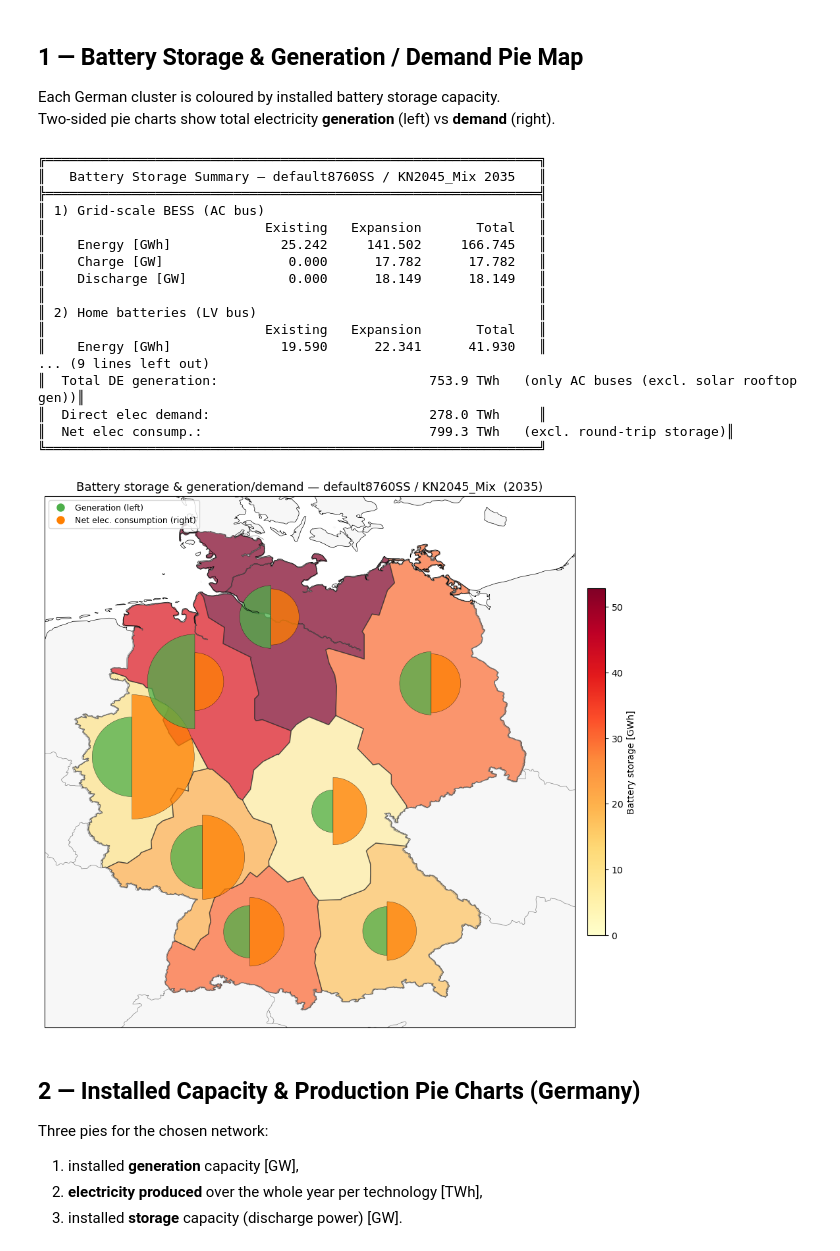
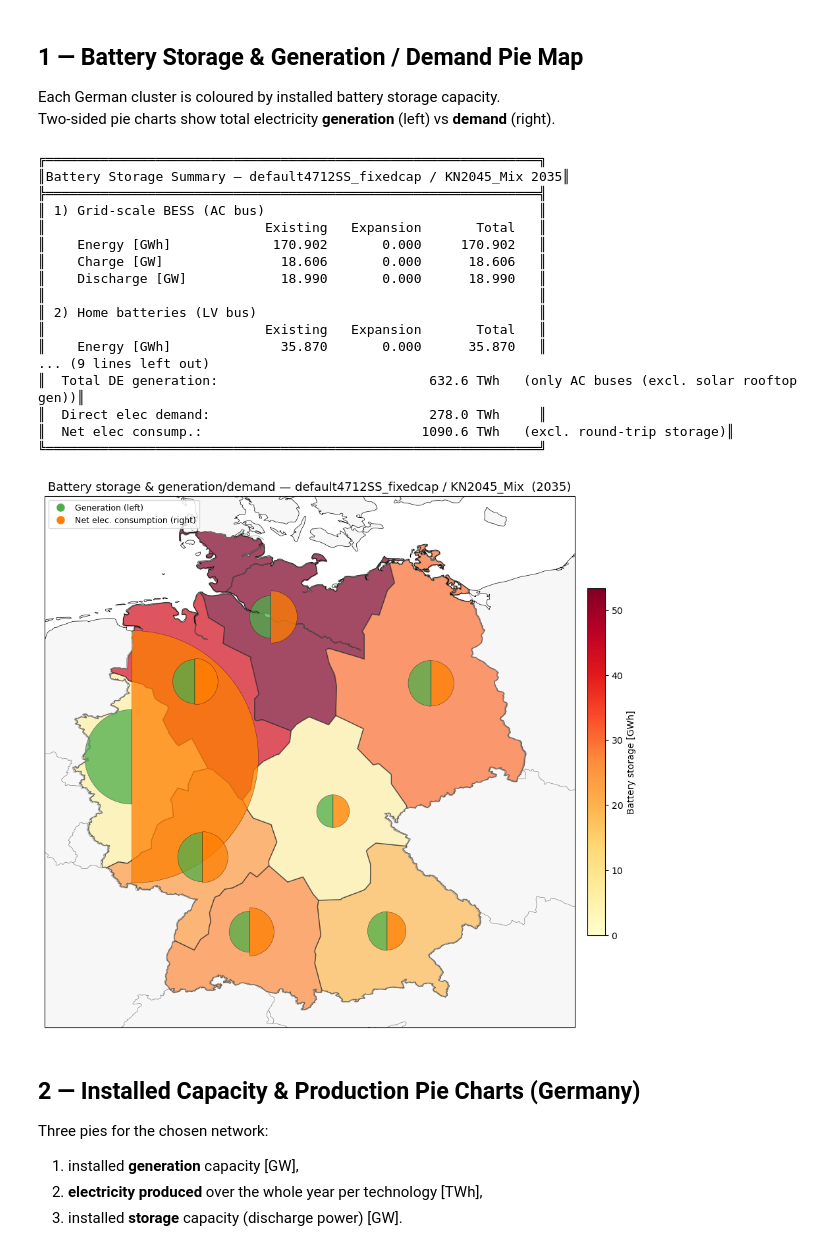
Before and after one commit to FiBe-ie2s/pypsa-de, a Jupyter notebook: thesis/analysis.ipynb, the cells around one changed output. Cells and saved outputs as stored; diff of their text form; code cells hidden in the pictures.

```diff
--- a/thesis/analysis.ipynb
+++ b/thesis/analysis.ipynb
@@ -126,9 +124,9 @@ def load(path):
 #nw_default_2035 = load(ROOT / r"results\default4712SS\KN2045_Mix\networks\base_s_27__none_2035.nc")
 #nw_default_2030 = load(ROOT / r"results\default4712SS\KN2045_Mix\networks\base_s_27__none_2030.nc")
 #nw_test_fixedcap_2035 = load(ROOT / r"results\test02_fixedcap\KN2045_Mix\networks\base_s_27__none_2035_op.nc")
-#nw_fixedcap_2035 = load(ROOT / r"results\default4712SS_fixedcap\KN2045_Mix\networks\base_s_27__none_2035_op.nc")
+nw_fixedcap_2035 = load(ROOT / r"results\default4712SS_fixedcap\KN2045_Mix\networks\base_s_27__none_2035_op.nc")
 #nw_test02_custom_map_2035 = load(ROOT / r"results\test02_custom_map\KN2045_Mix\networks\base_s_27__none_2035.nc")
-nw_default8760 = load(ROOT / r"results\default8760SS\KN2045_Mix\networks\base_s_27__none_2035.nc")
+#nw_default8760 = load(ROOT / r"results\default8760SS\KN2045_Mix\networks\base_s_27__none_2035.nc")
 
 #nw_ariadne = load(ROOT / r"results\ariadne_technologiemix\base_s_49_lvopt__none_2035.nc")
 # %% [output]
@@ -219,7 +202,7 @@ Plausibility — default4712SS_fixedcap / KN2045_Mix  (2035)   (⚠ = outside he
 Each German cluster is coloured by installed battery storage capacity.
 Two-sided pie charts show total electricity **generation** (left) vs **demand** (right).
 # %%
-analyzed_nw =nw_default8760 #nw_fixedcap_2035 #nw_default_2035          # <- pick the network to analyse in this cell
+analyzed_nw =nw_fixedcap_2035 # nw_fixedcap_2035 #nw_default8760 #nw_fixedcap_2035 #nw_default_2035          # <- pick the network to analyse in this cell
 globals().update(analyzed_nw)
 
 # ── Helper: pre-existing capacity (extendable -> *_nom_min, else *_nom) ──
@@ -318,41 +301,41 @@ demand_per_bus = total_elec_per_bus          # net (excl. round-trip storage)
 max_val = max(gen_per_bus.max(), demand_per_bus.max(), 0.01)
 for bus in de_buses:
     bx, by = proj.transform_point(ac_buses.loc[bus, "x"], ac_buses.loc[bus, "y"], ccrs.PlateCarree())
     g, d = gen_per_bus.get(bus, 0), demand_per_bus.get(bus, 0)
     r = PIE_SCALE * np.sqrt(max(g, d) / max_val) * 1e5
     if r < 1e3:
         continue
     ax.add_patch(Wedge((bx, by), r, 90, 270, facecolor="#4daf4a", edgecolor="k", linewidth=0.3, alpha=0.75))
     ax.add_patch(Wedge((bx, by), r * np.sqrt(d / max(g, 1e-9)), 270, 90,
                        facecolor="#ff7f00", edgecolor="k", linewidth=0.3, alpha=0.75))
 
 from matplotlib.lines import Line2D
 ax.legend(handles=[
     Line2D([0], [0], marker="o", color="w", markerfacecolor="#4daf4a", markersize=10, label="Generation (left)"),
     Line2D([0], [0], marker="o", color="w", markerfacecolor="#ff7f00", markersize=10, label="Net elec. consumption (right)"),
 ], loc="upper left", fontsize=9)
 ax.set_title(f"Battery storage & generation/demand — {TITLE}", fontsize=13)
 plt.tight_layout()
 plt.show()
 # %% [output]
 ╔═══════════════════════════════════════════════════════════════╗
-║   Battery Storage Summary — default8760SS / KN2045_Mix 2035   ║
+║Battery Storage Summary — default4712SS_fixedcap / KN2045_Mix 2035║
 ╠═══════════════════════════════════════════════════════════════╣
 ║ 1) Grid-scale BESS (AC bus)                                   ║
 ║                            Existing   Expansion       Total   ║
-║    Energy [GWh]              25.242     141.502     166.745   ║
-║    Charge [GW]                0.000      17.782      17.782   ║
-║    Discharge [GW]             0.000      18.149      18.149   ║
+║    Energy [GWh]             170.902       0.000     170.902   ║
+║    Charge [GW]               18.606       0.000      18.606   ║
+║    Discharge [GW]            18.990       0.000      18.990   ║
 ║                                                               ║
 ║ 2) Home batteries (LV bus)                                    ║
 ║                            Existing   Expansion       Total   ║
-║    Energy [GWh]              19.590      22.341      41.930   ║
+║    Energy [GWh]              35.870       0.000      35.870   ║
 ... (9 lines left out)
-║  Total DE generation:                           753.9 TWh   (only AC buses (excl. solar rooftop gen))║
+║  Total DE generation:                           632.6 TWh   (only AC buses (excl. solar rooftop gen))║
 ║  Direct elec demand:                            278.0 TWh     ║
-║  Net elec consump.:                             799.3 TWh   (excl. round-trip storage)║
+║  Net elec consump.:                            1090.6 TWh   (excl. round-trip storage)║
 ╚═══════════════════════════════════════════════════════════════╝
-[figure, old version]
+[figure, new version]
 # %% [markdown]
 ## 2 — Installed Capacity & Production Pie Charts (Germany)
 Three pies for the chosen network:
```
Also changed, not shown: parts of 5 cells of this notebook, 1 other file.
